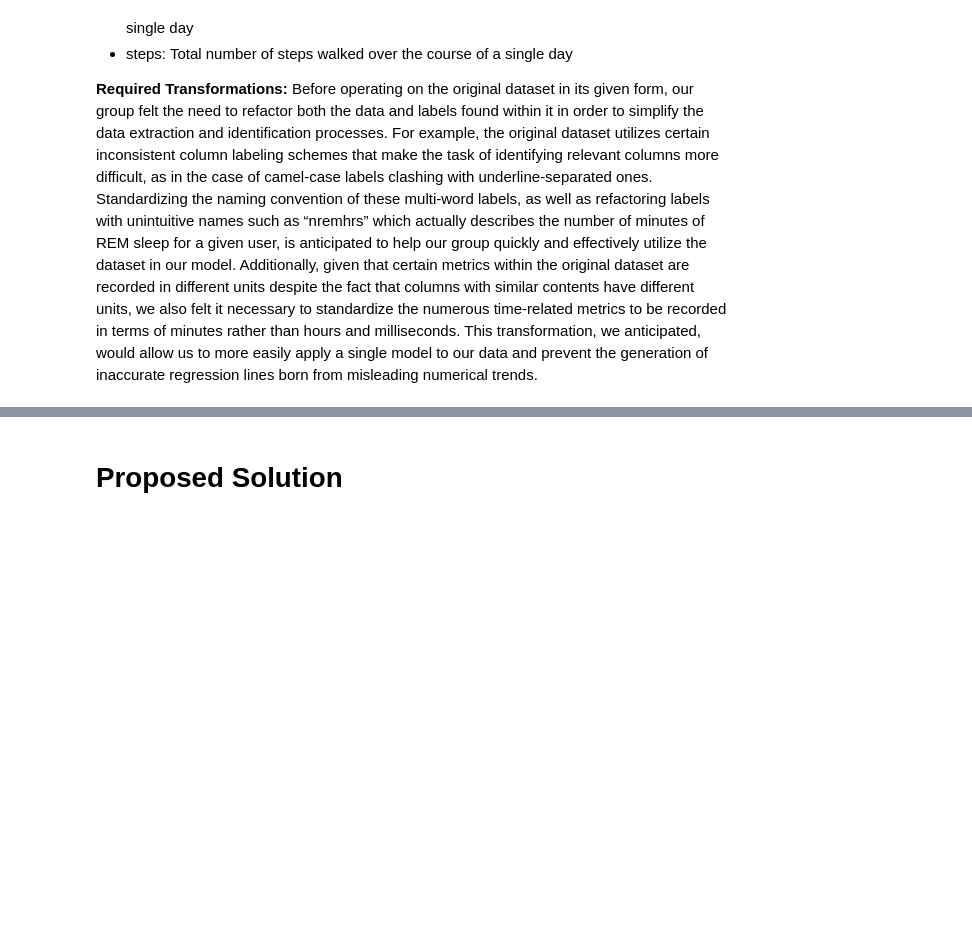
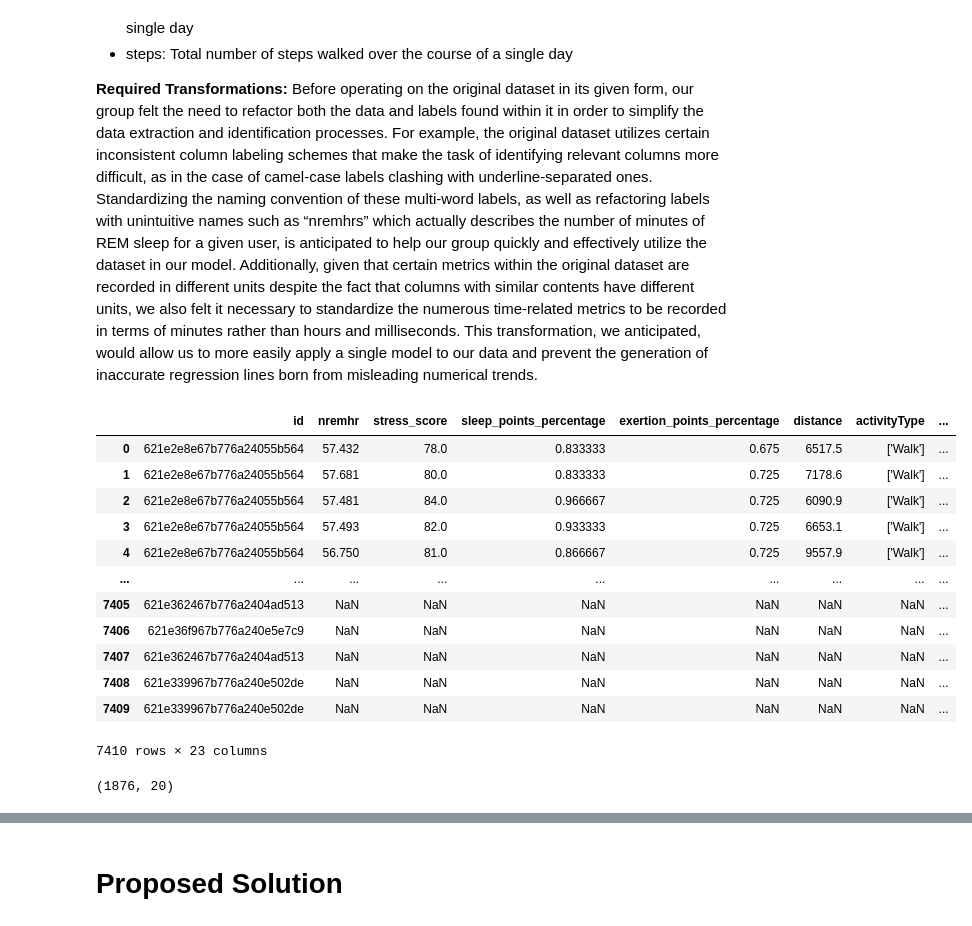
Before and after one commit to COGS118A/Group000-Wi23, a Jupyter notebook: CheckpointGroup000-Wi23.ipynb, the cells around one changed output, grey strips where cells are left out. Saved outputs shown, nothing was run; the diff lists cells and outputs as text; code cells hidden in the pictures; blank space fills up the shorter version.

```diff
--- a/CheckpointGroup000-Wi23.ipynb
+++ b/CheckpointGroup000-Wi23.ipynb
@@ -71,0 +70,32 @@ Please give the following infomration for each dataset you are using
+# %%
+import pandas as pd
+import numpy as np
+
+df = pd.read_csv("daily_fitbit_sema_df_unprocessed.csv")
+# %%
+bad_cols = ['rmssd', 'spo2', 'responsiveness_points_percentage', 'badgeType',
+            'filteredDemographicVO2Max', 'mindfulness_session', 'minutes_in_default_zone_1',
+            'minutes_below_default_zone_1', 'minutes_in_default_zone_2','nightly_temperature',
+            'minutes_in_default_zone_3', 'step_goal', 'min_goal', 'max_goal',
+            'step_goal_label', 'ALERT', 'HAPPY', 'NEUTRAL', 'RESTED/RELAXED', 'date',
+            'SAD', 'TENSE/ANXIOUS', 'TIRED', 'ENTERTAINMENT', 'GYM', 'HOME', 'calories',
+            'HOME_OFFICE', 'OTHER', 'OUTDOORS', 'TRANSIT', 'WORK/SCHOOL',
+            'scl_avg', 'age', 'gender', 'bmi', 'daily_temperature_variation',
+            'full_sleep_breathing_rate', 'Unnamed: 0', 'sleep_duration']
+
+df = df.drop(columns=bad_cols)
+df
+# %% [output]
+|  | id | nremhr | stress_score | sleep_points_percentage | exertion_points_percentage | distance | activityType | ... |
+| 0 | 621e2e8e67b776a24055b564 | 57.432 | 78.0 | 0.833333 | 0.675 | 6517.5 | ['Walk'] | ... |
+| 1 | 621e2e8e67b776a24055b564 | 57.681 | 80.0 | 0.833333 | 0.725 | 7178.6 | ['Walk'] | ... |
+| 2 | 621e2e8e67b776a24055b564 | 57.481 | 84.0 | 0.966667 | 0.725 | 6090.9 | ['Walk'] | ... |
+| 3 | 621e2e8e67b776a24055b564 | 57.493 | 82.0 | 0.933333 | 0.725 | 6653.1 | ['Walk'] | ... |
+| 4 | 621e2e8e67b776a24055b564 | 56.750 | 81.0 | 0.866667 | 0.725 | 9557.9 | ['Walk'] | ... |
+| ... | ... | ... | ... | ... | ... | ... | ... | ... |
+| 7405 | 621e362467b776a2404ad513 | NaN | NaN | NaN | NaN | NaN | NaN | ... |
+| 7406 | 621e36f967b776a240e5e7c9 | NaN | NaN | NaN | NaN | NaN | NaN | ... |
+| 7407 | 621e362467b776a2404ad513 | NaN | NaN | NaN | NaN | NaN | NaN | ... |
+| 7408 | 621e339967b776a240e502de | NaN | NaN | NaN | NaN | NaN | NaN | ... |
+| 7409 | 621e339967b776a240e502de | NaN | NaN | NaN | NaN | NaN | NaN | ... |
+7410 rows × 23 columns
@@ -71,0 +109,6 @@ Please give the following infomration for each dataset you are using
+# %%
+indexSleep = df[ df['sleep_points_percentage'].isnull() ].index
+df.drop(indexSleep , inplace=True)
+df.shape
+# %% [output]
+(1876, 20)
```
Also changed, not shown: parts of 4 cells of this notebook.
